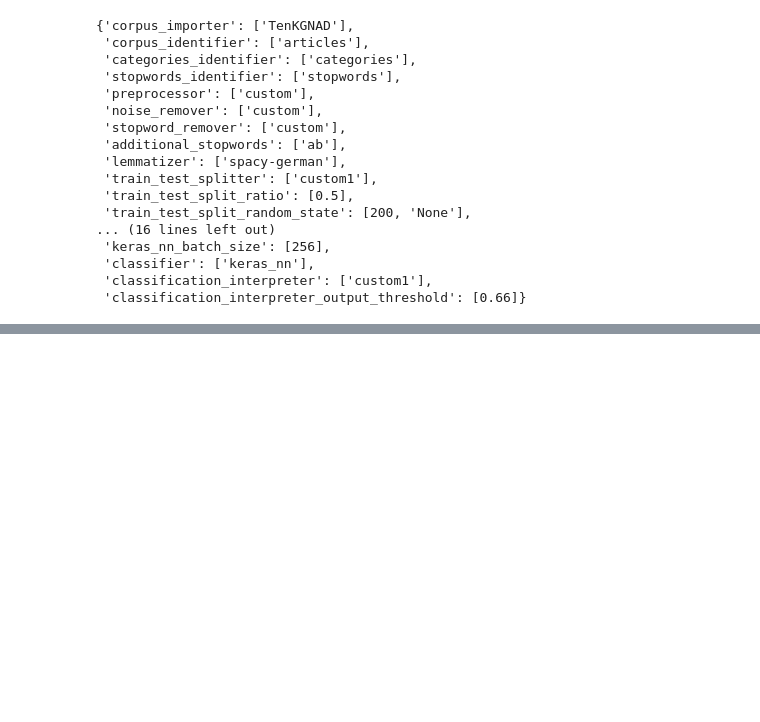
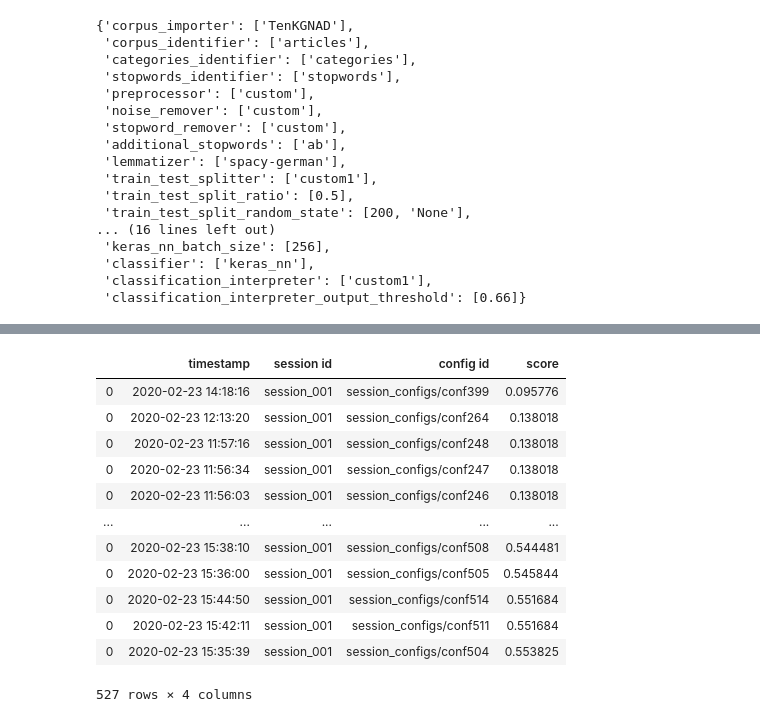
Before and after one commit to manuzhh/TaxonomyService, a Jupyter notebook: just_testing_stuff.ipynb, the cells around one changed output, grey strips where cells are left out. Saved outputs shown, nothing was run; the diff lists cells and outputs as text; code cells hidden in the pictures; blank space fills up the shorter version.

```diff
--- a/just_testing_stuff.ipynb
+++ b/just_testing_stuff.ipynb
@@ -112,0 +152,18 @@ train_df
+# %%
+from EvaluationHandler import EvaluationHandler
+evaluations = EvaluationHandler.load_evaluations()
+evaluations.sort_values(by=['score'])
+# %% [output]
+|  | timestamp | session id | config id | score |
+| 0 | 2020-02-23 14:18:16 | session_001 | session_configs/conf399 | 0.095776 |
+| 0 | 2020-02-23 12:13:20 | session_001 | session_configs/conf264 | 0.138018 |
+| 0 | 2020-02-23 11:57:16 | session_001 | session_configs/conf248 | 0.138018 |
+| 0 | 2020-02-23 11:56:34 | session_001 | session_configs/conf247 | 0.138018 |
+| 0 | 2020-02-23 11:56:03 | session_001 | session_configs/conf246 | 0.138018 |
+| ... | ... | ... | ... | ... |
+| 0 | 2020-02-23 15:38:10 | session_001 | session_configs/conf508 | 0.544481 |
+| 0 | 2020-02-23 15:36:00 | session_001 | session_configs/conf505 | 0.545844 |
+| 0 | 2020-02-23 15:44:50 | session_001 | session_configs/conf514 | 0.551684 |
+| 0 | 2020-02-23 15:42:11 | session_001 | session_configs/conf511 | 0.551684 |
+| 0 | 2020-02-23 15:35:39 | session_001 | session_configs/conf504 | 0.553825 |
+527 rows × 4 columns
```
Also changed, not shown: parts of 6 cells of this notebook, 6 other files.
